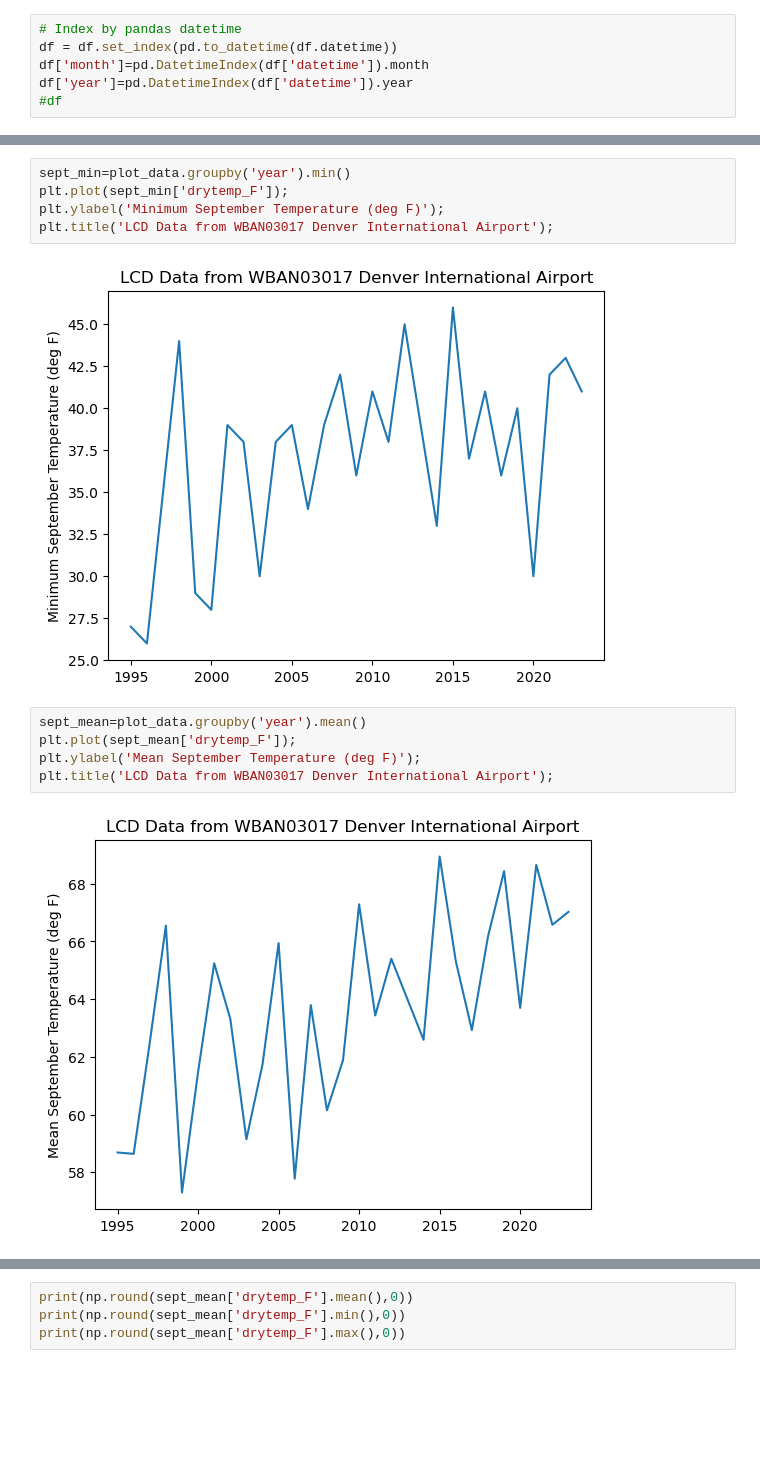
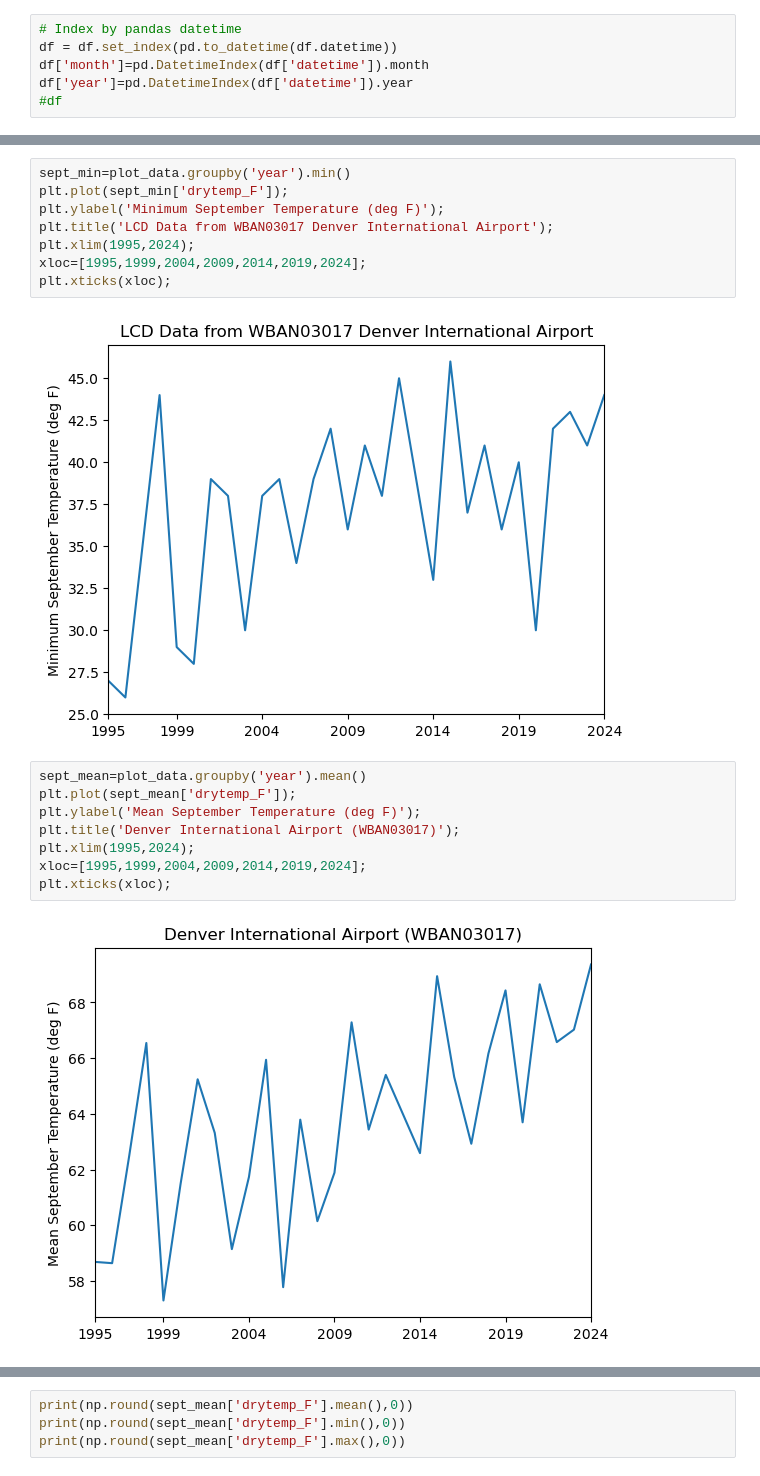
Before and after one commit to jenkayco/WBAN03017, a Jupyter notebook: LCD_calcplot_Denver_WBAN03017_september.ipynb, the cells around one changed output, grey strips where cells are left out. Saved outputs shown, nothing was run; the diff lists cells and outputs as text; blank space fills up the shorter version.

Commit message:
updating so that data are complete through 2024

```diff
--- a/LCD_calcplot_Denver_WBAN03017_september.ipynb
+++ b/LCD_calcplot_Denver_WBAN03017_september.ipynb
@@ -135,15 +135,21 @@ sept_min=plot_data.groupby('year').min()
 plt.plot(sept_min['drytemp_F']);
 plt.ylabel('Minimum September Temperature (deg F)');
 plt.title('LCD Data from WBAN03017 Denver International Airport');
+plt.xlim(1995,2024);
+xloc=[1995,1999,2004,2009,2014,2019,2024];
+plt.xticks(xloc);
 # %% [output]
-[figure, old version]
+[figure, new version]
 # %%
 sept_mean=plot_data.groupby('year').mean()
 plt.plot(sept_mean['drytemp_F']);
 plt.ylabel('Mean September Temperature (deg F)');
-plt.title('LCD Data from WBAN03017 Denver International Airport');
+plt.title('Denver International Airport (WBAN03017)');
+plt.xlim(1995,2024);
+xloc=[1995,1999,2004,2009,2014,2019,2024];
+plt.xticks(xloc);
 # %% [output]
-[figure, old version]
+[figure, new version]
 # %%
 sept_max=plot_data.groupby('year').max()
 plt.plot(sept_max['drytemp_F']);
```
Also changed, not shown: parts of 8 cells of this notebook, 2 other files.
